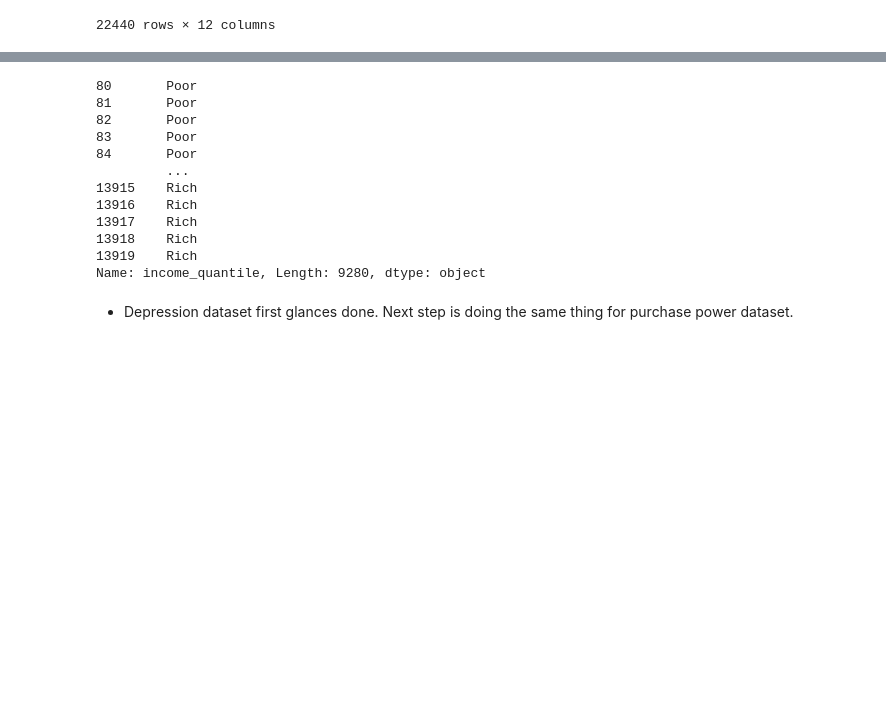
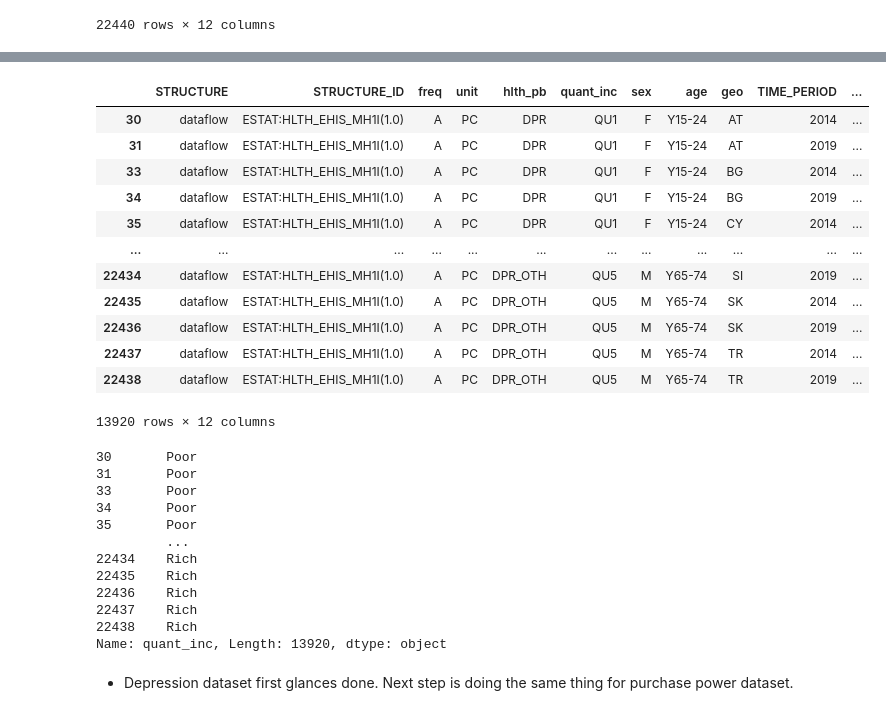
Before and after one commit to ramisyakar/made-template, a Jupyter notebook: project/data_exploration.ipynb, the cells around one changed output, grey strips where cells are left out. Saved outputs shown, nothing was run; the diff lists cells and outputs as text; code cells hidden in the pictures; blank space fills up the shorter version.

```diff
--- a/project/data_exploration.ipynb
+++ b/project/data_exploration.ipynb
@@ -85,20 +99,34 @@ Name: age, dtype: int64
-# %%
-depression_df.drop(df[df["depression_level"]=="DPR"].index,inplace=True)
+# %%
+depression_df
+# %% [output]
+|  | STRUCTURE | STRUCTURE_ID | freq | unit | hlth_pb | quant_inc | sex | age | geo | TIME_PERIOD | ... |
+| 30 | dataflow | ESTAT:HLTH_EHIS_MH1I(1.0) | A | PC | DPR | QU1 | F | Y15-24 | AT | 2014 | ... |
+| 31 | dataflow | ESTAT:HLTH_EHIS_MH1I(1.0) | A | PC | DPR | QU1 | F | Y15-24 | AT | 2019 | ... |
+| 33 | dataflow | ESTAT:HLTH_EHIS_MH1I(1.0) | A | PC | DPR | QU1 | F | Y15-24 | BG | 2014 | ... |
+| 34 | dataflow | ESTAT:HLTH_EHIS_MH1I(1.0) | A | PC | DPR | QU1 | F | Y15-24 | BG | 2019 | ... |
+| 35 | dataflow | ESTAT:HLTH_EHIS_MH1I(1.0) | A | PC | DPR | QU1 | F | Y15-24 | CY | 2014 | ... |
+| ... | ... | ... | ... | ... | ... | ... | ... | ... | ... | ... | ... |
+| 22434 | dataflow | ESTAT:HLTH_EHIS_MH1I(1.0) | A | PC | DPR_OTH | QU5 | M | Y65-74 | SI | 2019 | ... |
+| 22435 | dataflow | ESTAT:HLTH_EHIS_MH1I(1.0) | A | PC | DPR_OTH | QU5 | M | Y65-74 | SK | 2014 | ... |
+| 22436 | dataflow | ESTAT:HLTH_EHIS_MH1I(1.0) | A | PC | DPR_OTH | QU5 | M | Y65-74 | SK | 2019 | ... |
+| 22437 | dataflow | ESTAT:HLTH_EHIS_MH1I(1.0) | A | PC | DPR_OTH | QU5 | M | Y65-74 | TR | 2014 | ... |
+| 22438 | dataflow | ESTAT:HLTH_EHIS_MH1I(1.0) | A | PC | DPR_OTH | QU5 | M | Y65-74 | TR | 2019 | ... |
+13920 rows × 12 columns
 # %%
-depression_df["income_quantile"].map({'QU1':'Poor', 'QU2':'Low', 'QU3':'Average', 'QU4':'Comfortable', 'QU5':'Rich'})
+depression_df["quant_inc"].map({'QU1':'Poor', 'QU2':'Low', 'QU3':'Average', 'QU4':'Comfortable', 'QU5':'Rich'})
 # %% [output]
-80       Poor
-81       Poor
-82       Poor
-83       Poor
-84       Poor
+30       Poor
+31       Poor
+33       Poor
+34       Poor
+35       Poor
          ...
-13915    Rich
-13916    Rich
-13917    Rich
-13918    Rich
-13919    Rich
-Name: income_quantile, Length: 9280, dtype: object
+22434    Rich
+22435    Rich
+22436    Rich
+22437    Rich
+22438    Rich
+Name: quant_inc, Length: 13920, dtype: object
 # %% [markdown]
 - Depression dataset first glances done. Next step is doing the same thing for purchase power dataset.
 # %%
```
Also changed, not shown: parts of 17 cells of this notebook, 1 other file.
